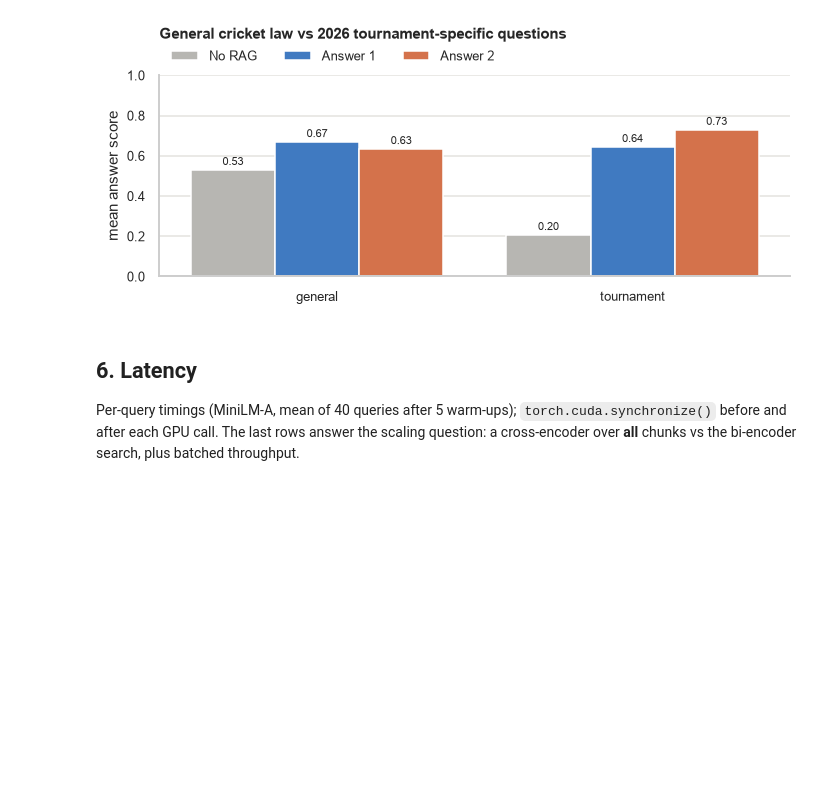
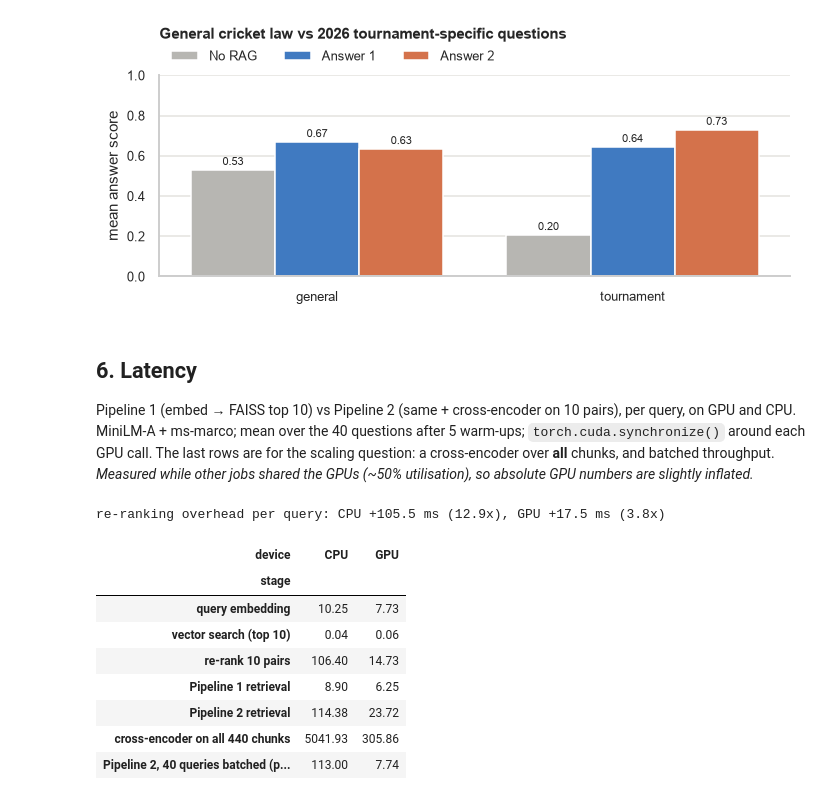
Before and after one commit to shrey715/shiori, a Jupyter notebook: rag_reranking.ipynb, the cells around one changed output. Drawn from its saved outputs; the diff is of its cells as text; code cells hidden in the pictures; blank space fills up the shorter version.

```diff
--- a/rag_reranking.ipynb
+++ b/rag_reranking.ipynb
@@ -1293,8 +1293,10 @@ ax.set_title("General cricket law vs 2026 tournament-specific questions", loc="l
 [figure]
 # %% [markdown]
 ## 6. Latency
-Per-query timings (MiniLM-A, mean of 40 queries after 5 warm-ups); `torch.cuda.synchronize()` before and after each GPU call.
-The last rows answer the scaling question: a cross-encoder over **all** chunks vs the bi-encoder search, plus batched throughput.
+Pipeline 1 (embed → FAISS top 10) vs Pipeline 2 (same + cross-encoder on 10 pairs), per query, on GPU and CPU.
+MiniLM-A + ms-marco; mean over the 40 questions after 5 warm-ups; `torch.cuda.synchronize()` around each GPU call.
+The last rows are for the scaling question: a cross-encoder over **all** chunks, and batched throughput.
+*Measured while other jobs shared the GPUs (~50% utilisation), so absolute GPU numbers are slightly inflated.*
 # %%
 def sync():
     for d in range(torch.cuda.device_count()):
@@ -1345,13 +1347,21 @@ for dev in ([DEVICE] if NGPU else []) + ["cpu"]:
     lat.append({"device": "GPU" if on_gpu else "CPU", "stage": "Pipeline 2, 40 queries batched (per query)",
                 "mean ms": round((time.perf_counter() - t0) * 1000 / len(questions), 2), "std ms": np.nan})
 # %%
-# LLM answer time: one uncached request to the vLLM server (Answer 1 prompt), 10 questions
-_, idx = index.search(encoders["minilm"].encode(questions[:10], normalize_embeddings=True), 3)
-llm_inputs = [rag_messages(q, CHUNK_IDS[row]) for q, row in zip(questions[:10], idx)]
-ensure_server()
-mean, std = bench(lambda c: chat(c, 200), llm_inputs, warmup=2)
-lat.append({"device": "GPU x4 (vLLM)", "stage": "LLM answer", "mean ms": mean, "std ms": std})
 latency = pd.DataFrame(lat)
 latency.to_csv(OUT / "latency.csv", index=False)
-latency
+tbl = latency.pivot(index="stage", columns="device", values="mean ms").reindex(latency.stage.unique())
+p1, p2 = tbl.loc["Pipeline 1 retrieval"], tbl.loc["Pipeline 2 retrieval"]
+print("re-ranking overhead per query:", ", ".join(f"{d} +{p2[d] - p1[d]:.1f} ms ({p2[d] / p1[d]:.1f}x)" for d in tbl.columns))
+tbl.round(2)
+# %% [output]
+re-ranking overhead per query: CPU +105.5 ms (12.9x), GPU +17.5 ms (3.8x)
+| device | CPU | GPU |
+| stage |  |  |
+| query embedding | 10.25 | 7.73 |
+| vector search (top 10) | 0.04 | 0.06 |
+| re-rank 10 pairs | 106.40 | 14.73 |
+| Pipeline 1 retrieval | 8.90 | 6.25 |
+| Pipeline 2 retrieval | 114.38 | 23.72 |
+| cross-encoder on all 440 chunks | 5041.93 | 305.86 |
+| Pipeline 2, 40 queries batched (p... | 113.00 | 7.74 |
 # %%
```
Also changed, not shown: parts of 5 cells of this notebook, 1 other file.
